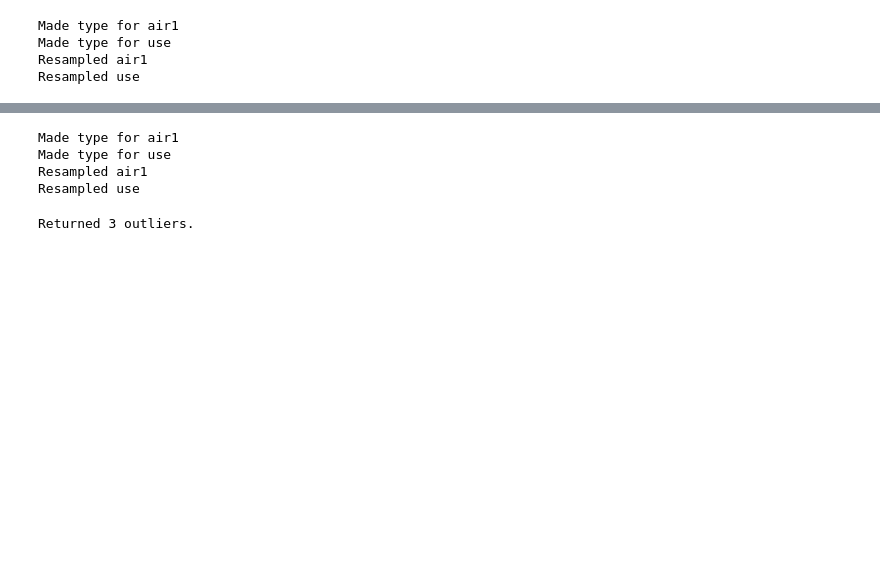
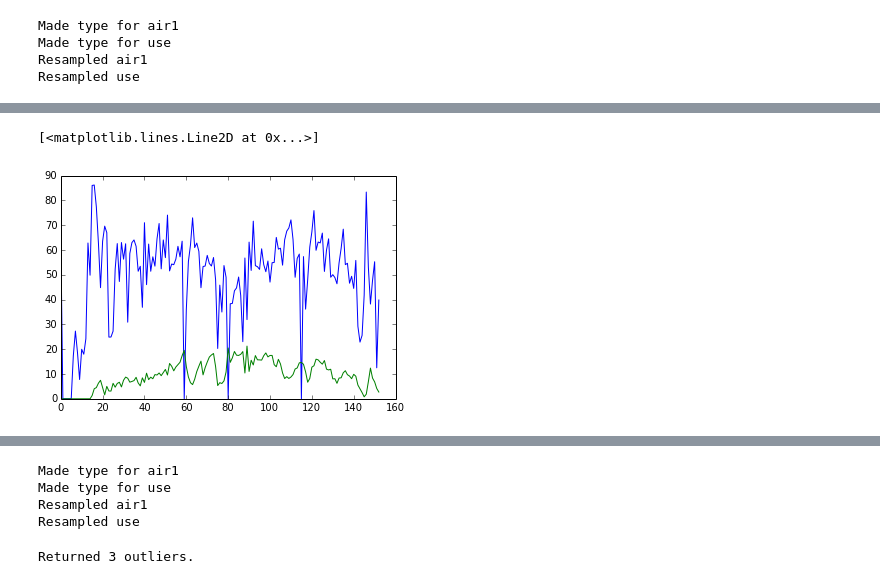
Before and after one commit to dssg/wikienergy, a Jupyter notebook: proto/weather/weather_normalized_regression-Pecan-validated.ipynb, the cells around one changed output, grey strips where cells are left out. Cells and saved outputs as stored; diff of their text form; code cells hidden in the pictures; blank space fills up the shorter version.

```diff
--- a/proto/weather/weather_normalized_regression-Pecan-validated.ipynb
+++ b/proto/weather/weather_normalized_regression-Pecan-validated.ipynb
@@ -118 +138,7 @@ plt.plot(x,y2,'c')
+# %%
+plt.plot(daily_perc_pred)
+plt.plot(plot_df['air_kwh'])
+# %% [output]
+[<matplotlib.lines.Line2D at 0x...>]
+[figure, added]
 # %%
```
Also changed, not shown: parts of 15 cells of this notebook, 4 other files.
